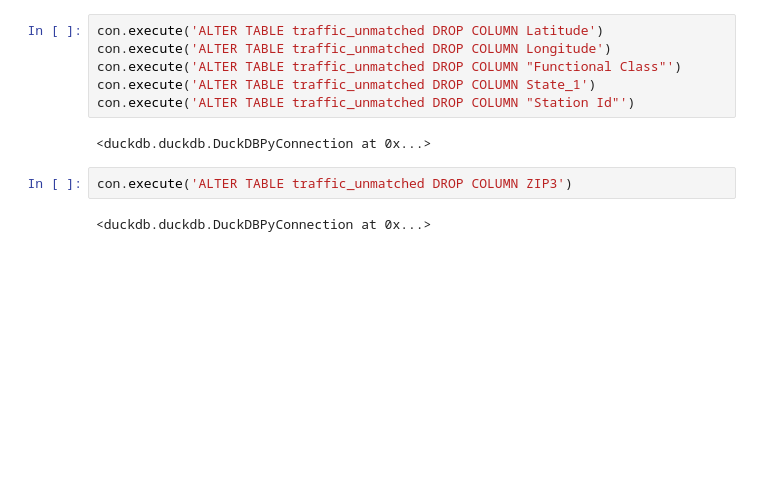
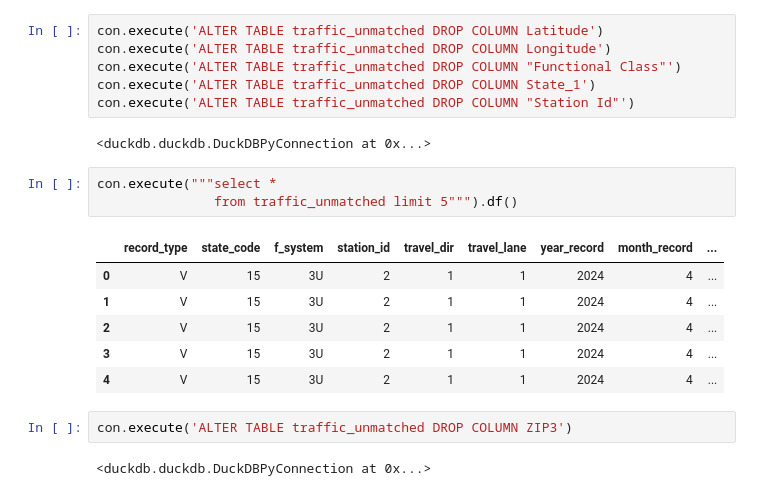
Before and after one commit to Bhavya-Budhia/TruckParking, a Jupyter notebook: cong_speed.ipynb, the cells around one changed output. Cells and saved outputs as stored; diff of their text form; blank space fills up the shorter version.

```diff
--- a/cong_speed.ipynb
+++ b/cong_speed.ipynb
@@ -175,6 +176,16 @@ con.execute('ALTER TABLE traffic_unmatched DROP COLUMN State_1')
 con.execute('ALTER TABLE traffic_unmatched DROP COLUMN "Station Id"')
 # %% [output]
 <duckdb.duckdb.DuckDBPyConnection at 0x...>
+# %%
+con.execute("""select *
+               from traffic_unmatched limit 5""").df()
+# %% [output]
+|  | record_type | state_code | f_system | station_id | travel_dir | travel_lane | year_record | month_record | ... |
+| 0 | V | 15 | 3U | 2 | 1 | 1 | 2024 | 4 | ... |
+| 1 | V | 15 | 3U | 2 | 1 | 1 | 2024 | 4 | ... |
+| 2 | V | 15 | 3U | 2 | 1 | 1 | 2024 | 4 | ... |
+| 3 | V | 15 | 3U | 2 | 1 | 1 | 2024 | 4 | ... |
+| 4 | V | 15 | 3U | 2 | 1 | 1 | 2024 | 4 | ... |
 # %%
 con.execute('ALTER TABLE traffic_unmatched DROP COLUMN ZIP3')
 # %% [output]
```
Also changed, not shown: parts of 4 cells of this notebook.
